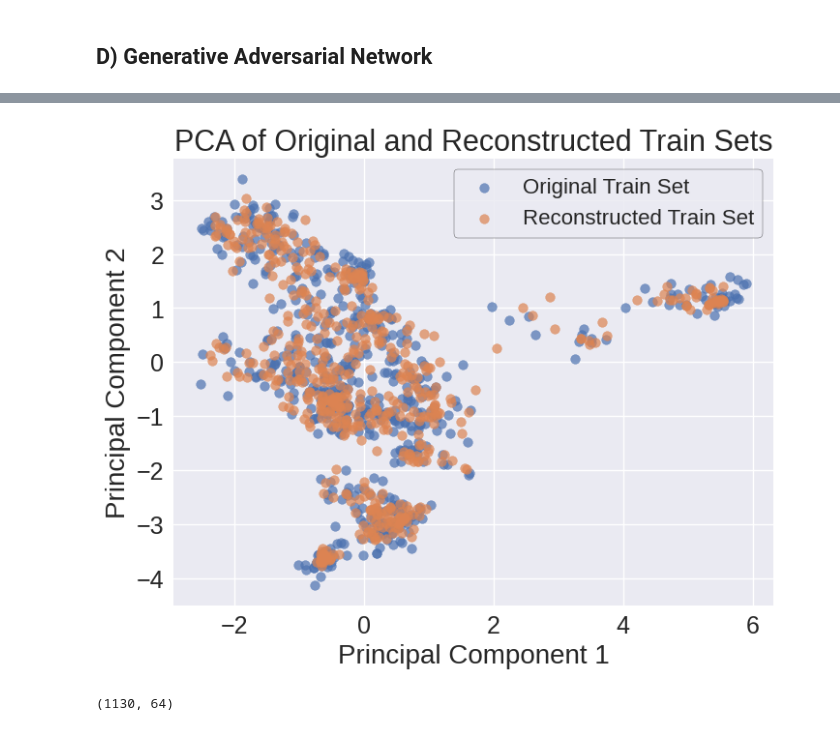
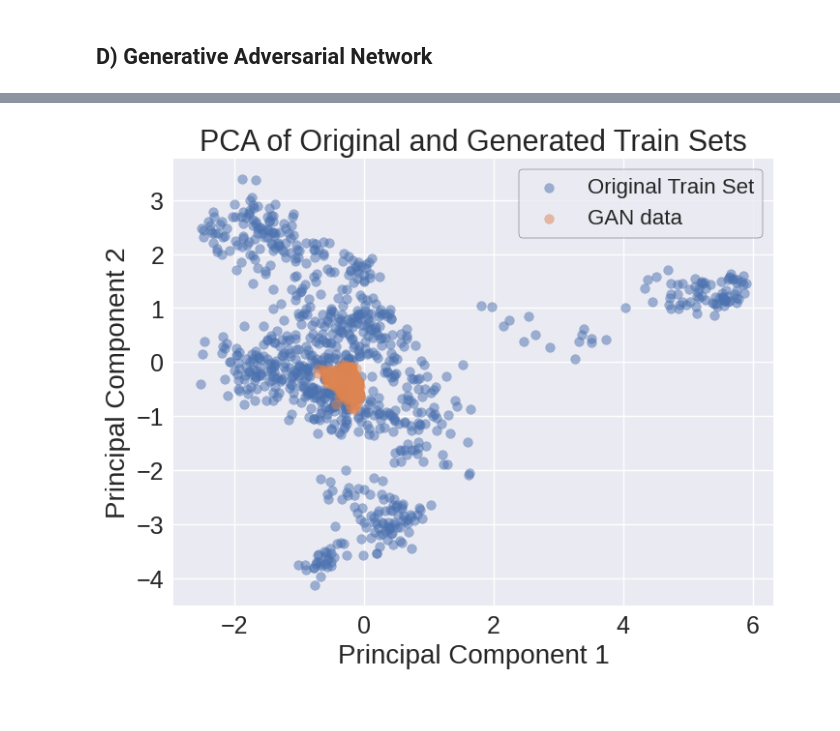
Before and after one commit to vicdlp/CS_project, a Jupyter notebook: CS_project.ipynb, the cells around one changed output, grey strips where cells are left out. Saved outputs shown, nothing was run; the diff lists cells and outputs as text; code cells hidden in the pictures.

```diff
--- a/CS_project.ipynb
+++ b/CS_project.ipynb
@@ -937,7 +939,7 @@ X_nat_tensor = X_nat_tensor.to(device)
 
 # Encode X_nat using the encoder part of the autoencoder
 with torch.no_grad(): # Disable gradient calculation for inference
-    X_nat_encoded = model.encoder(X_nat_tensor)
+    X_nat_encoded = AE.encoder(X_nat_tensor)
 
 # Move the encoded data back to the CPU if needed
 X_nat_encoded = X_nat_encoded.cpu().numpy()
@@ -971,13 +973,12 @@ generated_decoded.shape
 # %%
-X_train_pca = pca.fit_transform(X_train)
 X_art_pca = pca.transform(X_art)
 generated_pca = pca.transform(generated_decoded)
 
 # Plot the original and generated training data in PCA space
 plt.figure(figsize=(8, 6))
-plt.scatter(X_train_pca[:, 0], X_train_pca[:, 1], label='Original Train Set', alpha=0.7)
-plt.scatter(X_art_pca[:, 0], X_art_pca[:, 1], label='Artificial Set', alpha=0.7)
-plt.scatter(generated_pca[:, 0], generated_pca[:, 1], label='Generated data', alpha=0.7)
+plt.scatter(X_train_pca[:, 0], X_train_pca[:, 1], label='Natural data', alpha=0.7)
+plt.scatter(X_art_pca[:, 0], X_art_pca[:, 1], label='RBM data', alpha=0.7)
+plt.scatter(generated_pca[:, 0], generated_pca[:, 1], label='GMM data', alpha=0.7)
 plt.xlabel('Principal Component 1')
 plt.ylabel('Principal Component 2')
 plt.title('PCA of Original and Generated Train Sets')
@@ -1261,0 +1195,14 @@ Training finished!
+# %%
+import torch
+import torch.nn as nn
+
+class Generator(nn.Module):
+    def __init__(self, latent_dim, output_dim):
+        super(Generator, self).__init__()
+        self.fc = nn.Sequential(
+            nn.Linear(latent_dim, output_dim),
+            nn.Sigmoid()
+        )
+
+    def forward(self, z):
+        return self.fc(z)
@@ -1262,44 +1341,18 @@ Training finished!
 # %%
-from sklearn.decomposition import PCA
+z = torch.tensor(gmm.sample(1000)[0], dtype=torch.float32)
+GAN_data = generator(z)
+GAN_data = GAN_data.detach().numpy()
 
-reconstructed_train = model_NF(X_train_tensor).detach().numpy()
+GAN_data_pca = pca.transform(GAN_data)
 
-# Apply PCA to the original and reconstructed training data
-
-pca = PCA(n_components=2)
-pca.fit(X_train)
-X_train_pca = pca.transform(X_train_NF)
-reconstructed_train_pca = pca.transform(reconstructed_train)
-
-
-# Plot the original and reconstructed training data in PCA space
+# Plot the original and generated training data in PCA space
 plt.figure(figsize=(8, 6))
-plt.scatter(X_train_pca[:, 0], X_train_pca[:, 1], label='Original Train Set', alpha=0.7)
-plt.scatter(reconstructed_train_pca[:, 0], reconstructed_train_pca[:, 1], label='Reconstructed Train Set', alpha=0.7)
+plt.scatter(X_train_pca[:, 0], X_train_pca[:, 1], label='Original Train Set', alpha=0.5)
+plt.scatter(GAN_data_pca[:, 0], GAN_data_pca[:, 1], label='GAN data', alpha=0.5)
 plt.xlabel('Principal Component 1')
 plt.ylabel('Principal Component 2')
-plt.title('PCA of Original and Reconstructed Train Sets')
+plt.title('PCA of Original and Generated Train Sets')
 plt.legend()
 plt.show()
 # %% [output]
-[figure, old version]
+[figure, new version]
-# %%
-# Convert X_nat to a PyTorch tensor
-X_nat_tensor = torch.tensor(X_nat, dtype=torch.float32)
-
-# Move the tensor to the appropriate device (GPU if available, otherwise CPU)
-device = torch.device("cuda" if torch.cuda.is_available() else "cpu")
-X_nat_tensor = X_nat_tensor.to(device)
-
-# Encode X_nat using the encoder part of the autoencoder
-with torch.no_grad(): # Disable gradient calculation for inference
-    X_nat_encoded = model_NF.encoder(X_nat_tensor)
-
-# Move the encoded data back to the CPU if needed
-X_nat_encoded = X_nat_encoded.cpu().numpy()
-
-# X_nat_encoded now contains the encoded representation of X_nat in the latent space
-
-X_nat_encoded.shape
-# %% [output]
-(1130, 64)
```
Also changed, not shown: parts of 39 cells of this notebook.
